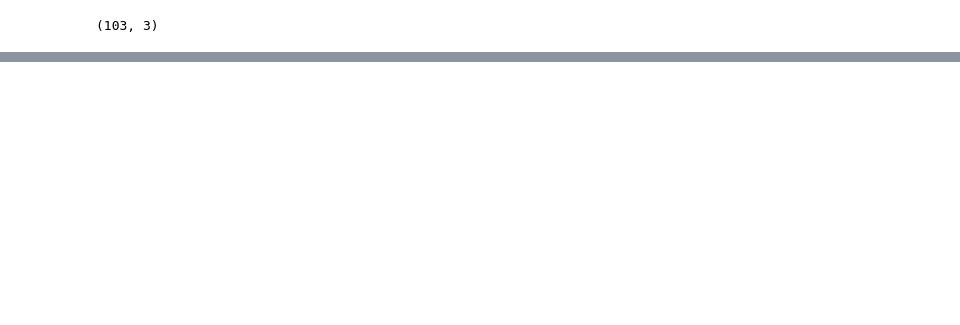
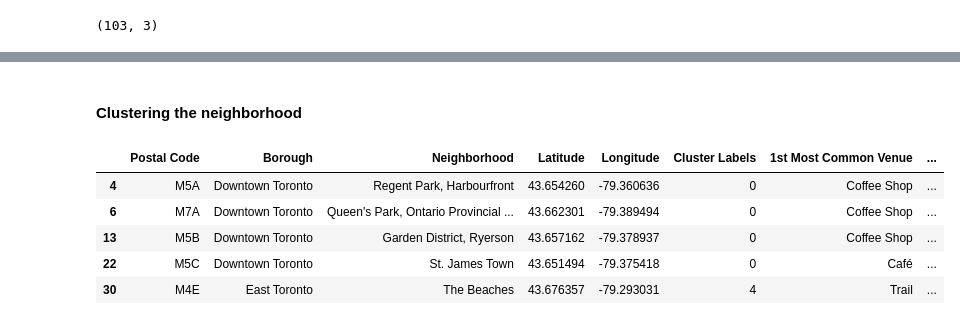
Before and after one commit to stephensipos/Coursera_Capstone, a Jupyter notebook: capstone-project-2.ipynb, the cells around one changed output, grey strips where cells are left out. Cells and saved outputs as stored; diff of their text form; code cells hidden in the pictures; blank space fills up the shorter version.

```diff
--- a/capstone-project-2.ipynb
+++ b/capstone-project-2.ipynb
@@ -86,0 +232,5 @@ df.shape
+# %%
+toronto_venues = getNearbyVenues(  postal_codes=toronto_df['Postal Code'],
+                                   latitudes=toronto_df['Latitude'],
+                                   longitudes=toronto_df['Longitude']
+                                  )
@@ -86,0 +314,24 @@ df.shape
+# %%
+def return_most_common_venues(row, num_top_venues):
+    row_categories = row.iloc[1:]
+    row_categories_sorted = row_categories.sort_values(ascending=False)
+
+    return row_categories_sorted.index.values[0:num_top_venues]
+
+num_top_venues = 10
+
+indicators = ['st', 'nd', 'rd'] + ['th']*(num_top_venues-3)
+
+# create columns according to number of top venues
+columns = ['Postal Code']
+for ind in np.arange(num_top_venues):
+    columns.append('{}{} Most Common Venue'.format(ind+1, indicators[ind]))
+
+# create a new dataframe
+neighborhoods_venues_sorted = pd.DataFrame(columns=columns)
+neighborhoods_venues_sorted['Postal Code'] = grouped['Postal Code']
+
+for ind in np.arange(grouped.shape[0]):
+    neighborhoods_venues_sorted.iloc[ind, 1:] = return_most_common_venues(grouped.iloc[ind, :], num_top_venues)
+
+neighborhoods_venues_sorted.head()
@@ -86,0 +345,25 @@ df.shape
+# %% [markdown]
+#### Clustering the neighborhood
+# %%
+# set number of clusters
+kclusters = 5
+
+grouped_clustering = grouped.drop('Postal Code', 1)
+
+# run k-means clustering
+kmeans = KMeans(n_clusters=kclusters, random_state=0).fit(grouped_clustering)
+
+# add clustering labels
+neighborhoods_venues_sorted.insert(0, 'Cluster Labels', kmeans.labels_)
+
+# merge the results with the original dataset
+merged = toronto_df.join(neighborhoods_venues_sorted.set_index('Postal Code'), on='Postal Code')
+# %%
+merged.head()
+# %% [output]
+|  | Postal Code | Borough | Neighborhood | Latitude | Longitude | Cluster Labels | 1st Most Common Venue | ... |
+| 4 | M5A | Downtown Toronto | Regent Park, Harbourfront | 43.654260 | -79.360636 | 0 | Coffee Shop | ... |
+| 6 | M7A | Downtown Toronto | Queen's Park, Ontario Provincial ... | 43.662301 | -79.389494 | 0 | Coffee Shop | ... |
+| 13 | M5B | Downtown Toronto | Garden District, Ryerson | 43.657162 | -79.378937 | 0 | Coffee Shop | ... |
+| 22 | M5C | Downtown Toronto | St. James Town | 43.651494 | -79.375418 | 0 | Café | ... |
+| 30 | M4E | East Toronto | The Beaches | 43.676357 | -79.293031 | 4 | Trail | ... |
```
Also changed, not shown: parts of 43 cells of this notebook, 1 other file.
